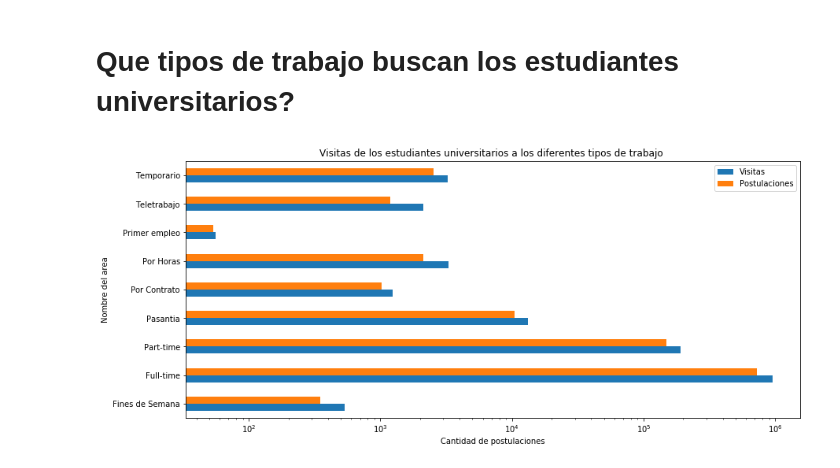
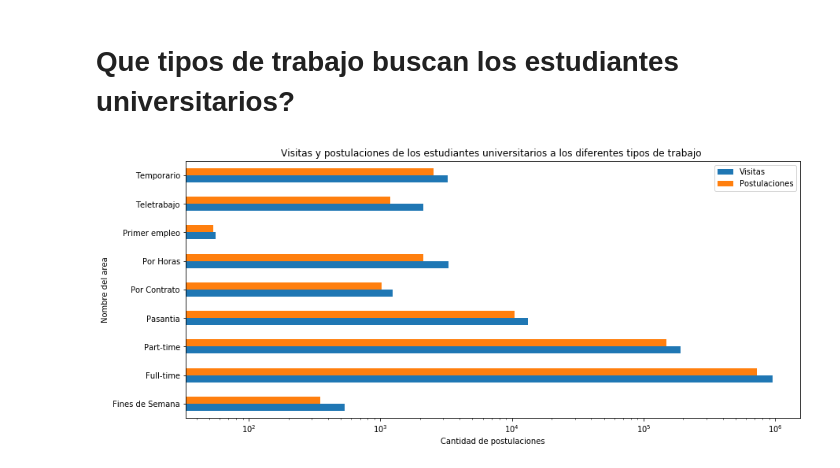
Before and after one commit to PRPablo/dataJobSearches, a Jupyter notebook: exploratoryAnalysis/tp_seba.ipynb, the cells around one changed output. Cells and saved outputs as stored; diff of their text form; code cells hidden in the pictures.

```diff
--- a/exploratoryAnalysis/tp_seba.ipynb
+++ b/exploratoryAnalysis/tp_seba.ipynb
@@ -87,23 +87,23 @@ ax.set_ylabel('Nombre del area');
 # %%
 ax = plt.gca()
 
 dataFrame = pd.DataFrame()
 
 dataFrame['Visitas'] = (visitas_con_detalle_de_aviso_y_usuario[\
     (visitas_con_detalle_de_aviso_y_usuario.nombre == 'Universitario') &
     (visitas_con_detalle_de_aviso_y_usuario.estado == 'En Curso')
 ]).groupby(['tipo_de_trabajo'])['idaviso'].count()
 
 dataFrame['Postulaciones'] = (postulaciones_con_detalle_de_aviso_y_usuario[\
     (postulaciones_con_detalle_de_aviso_y_usuario.nombre == 'Universitario') &
     (postulaciones_con_detalle_de_aviso_y_usuario.estado == 'En Curso'     )
 ]).groupby(['tipo_de_trabajo'])['idaviso'].count()
 
-# Esta cuenta es porque las visitas que provienen de CSV, solo cuentan las visitas que no terminaron en postulacion
+# Esta operacion es porque las visitas que provienen de CSV, solo cuentan las visitas que no terminaron en postulacion
 dataFrame['Visitas'] = dataFrame['Visitas'] + dataFrame['Postulaciones']
 
-dataFrame.plot(kind='barh', figsize=(14,6), logx=True, ax=ax, title='Visitas de los estudiantes universitarios a los diferentes tipos de trabajo ');
+dataFrame.plot(kind='barh', figsize=(14,6), logx=True, ax=ax, title='Visitas y postulaciones de los estudiantes universitarios a los diferentes tipos de trabajo ');
 ax.set_xlabel('Cantidad de postulaciones');
 ax.set_ylabel('Nombre del area');
 # %% [output]
-[figure, old version]
+[figure, new version]
```
